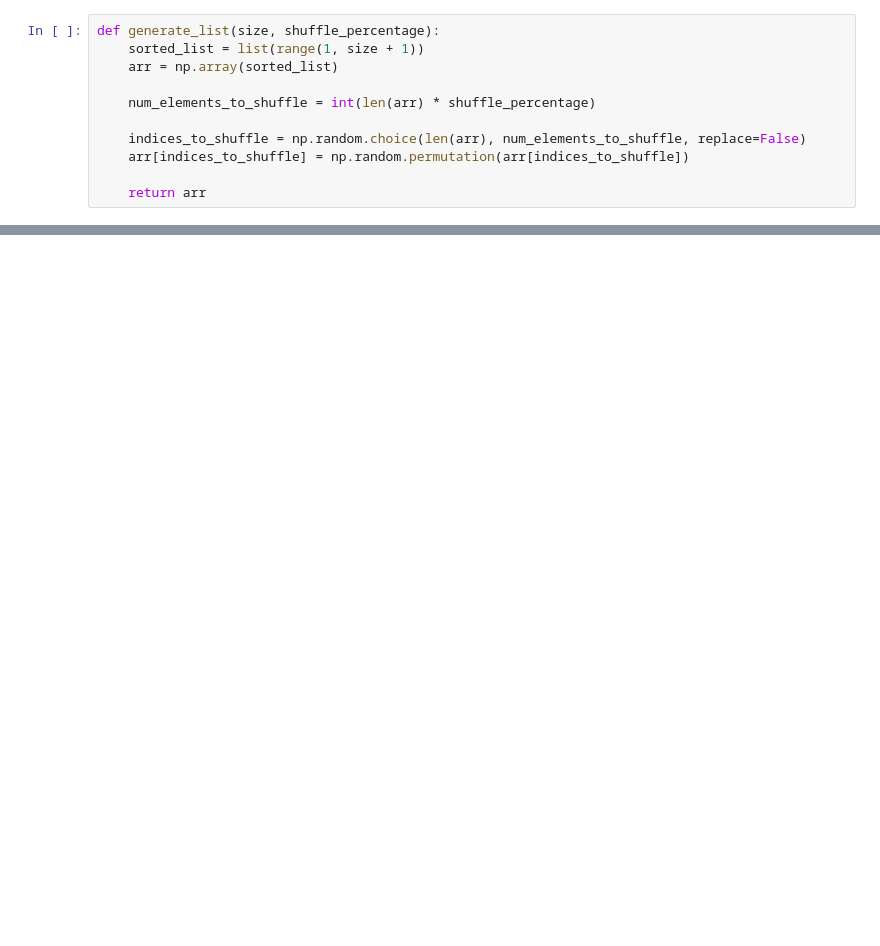
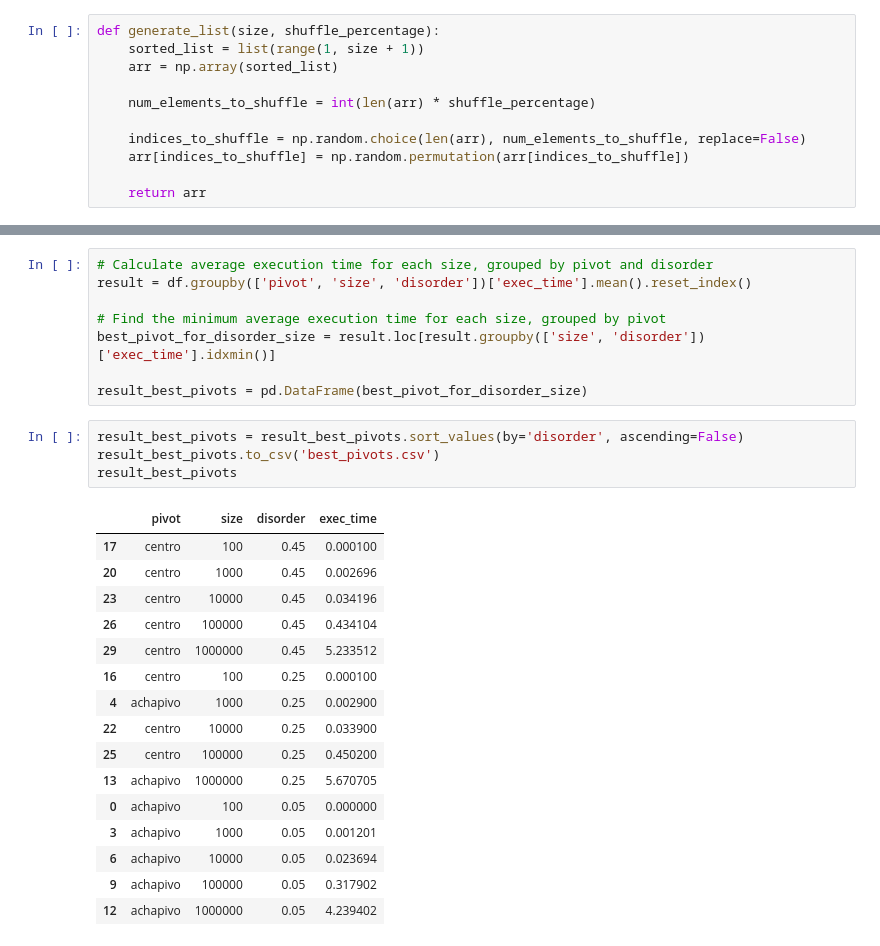
Before and after one commit to SilverBlitzy/Trabalho-APA, a Jupyter notebook: trabalho.ipynb, the cells around one changed output, grey strips where cells are left out. Saved outputs shown, nothing was run; the diff lists cells and outputs as text; blank space fills up the shorter version.

```diff
--- a/trabalho.ipynb
+++ b/trabalho.ipynb
@@ -292,0 +226,29 @@ plot_avg_exec_time(df[df['pivot'] != 'ultimo'])
+# %%
+# Calculate average execution time for each size, grouped by pivot and disorder
+result = df.groupby(['pivot', 'size', 'disorder'])['exec_time'].mean().reset_index()
+
+# Find the minimum average execution time for each size, grouped by pivot
+best_pivot_for_disorder_size = result.loc[result.groupby(['size', 'disorder'])['exec_time'].idxmin()]
+
+result_best_pivots = pd.DataFrame(best_pivot_for_disorder_size)
+# %%
+result_best_pivots = result_best_pivots.sort_values(by='disorder', ascending=False)
+result_best_pivots.to_csv('best_pivots.csv')
+result_best_pivots
+# %% [output]
+|  | pivot | size | disorder | exec_time |
+| 17 | centro | 100 | 0.45 | 0.000100 |
+| 20 | centro | 1000 | 0.45 | 0.002696 |
+| 23 | centro | 10000 | 0.45 | 0.034196 |
+| 26 | centro | 100000 | 0.45 | 0.434104 |
+| 29 | centro | 1000000 | 0.45 | 5.233512 |
+| 16 | centro | 100 | 0.25 | 0.000100 |
+| 4 | achapivo | 1000 | 0.25 | 0.002900 |
+| 22 | centro | 10000 | 0.25 | 0.033900 |
+| 25 | centro | 100000 | 0.25 | 0.450200 |
+| 13 | achapivo | 1000000 | 0.25 | 5.670705 |
+| 0 | achapivo | 100 | 0.05 | 0.000000 |
+| 3 | achapivo | 1000 | 0.05 | 0.001201 |
+| 6 | achapivo | 10000 | 0.05 | 0.023694 |
+| 9 | achapivo | 100000 | 0.05 | 0.317902 |
+| 12 | achapivo | 1000000 | 0.05 | 4.239402 |
```
Also changed, not shown: parts of 8 cells of this notebook, 4 other files.
